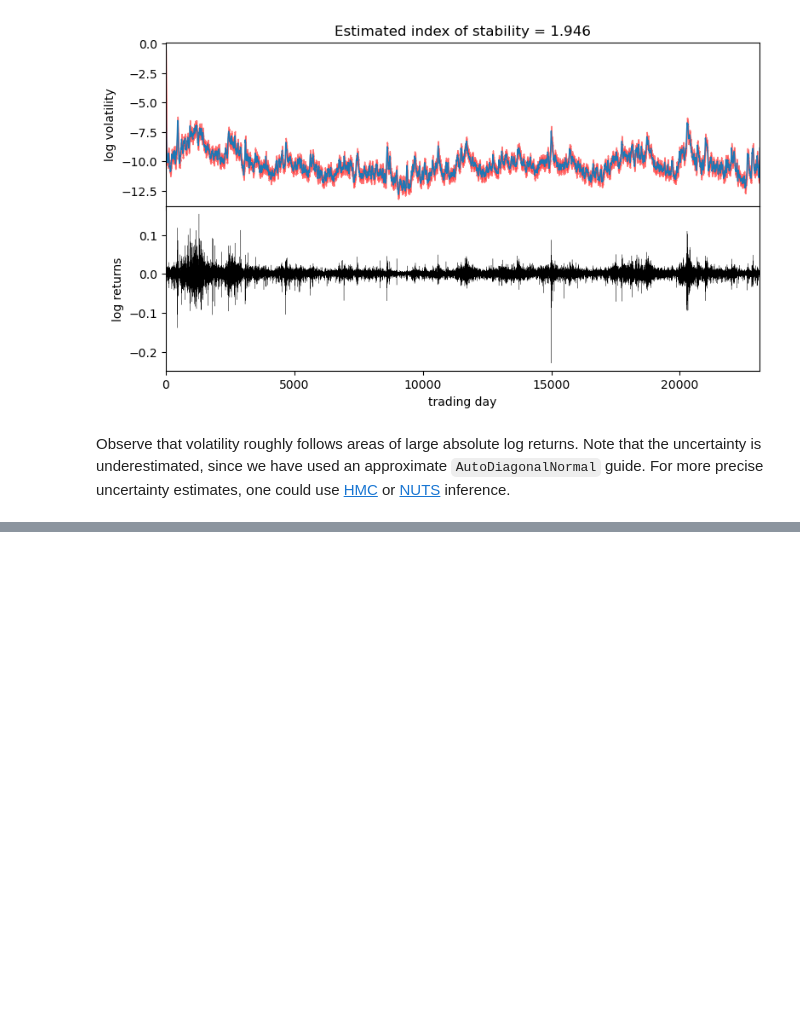
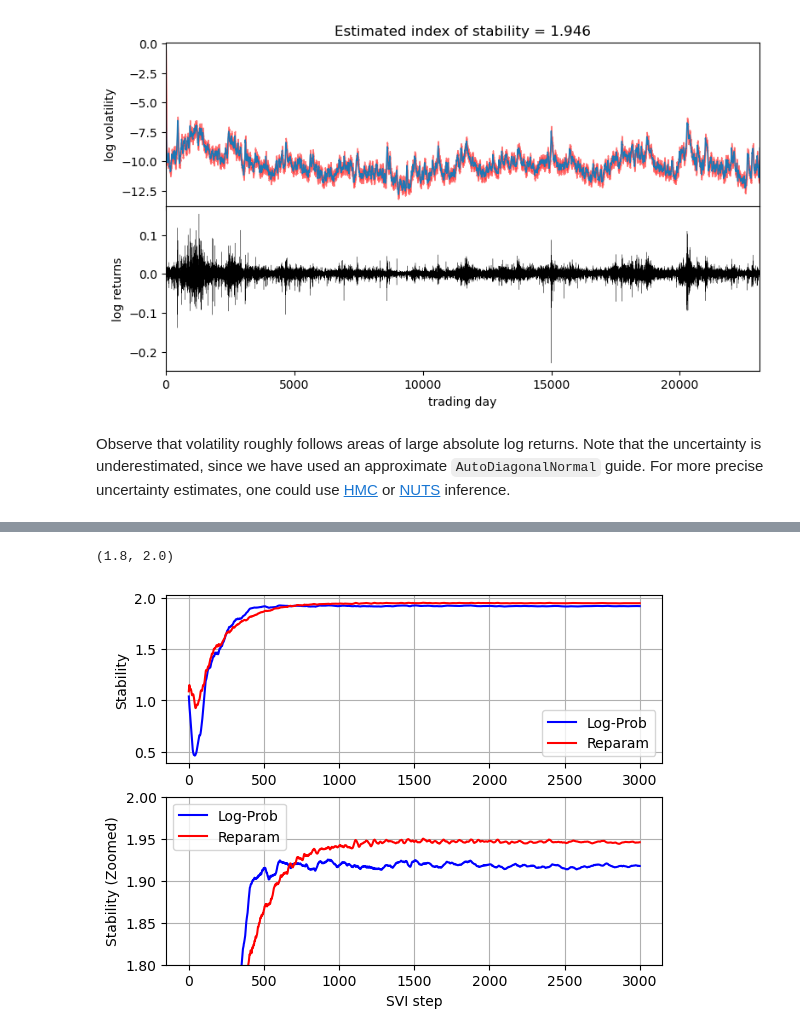
Before and after one commit to BenZickel/pyro, a Jupyter notebook: tutorial/source/stable.ipynb, the cells around one changed output, grey strips where cells are left out. Saved outputs shown, nothing was run; the diff lists cells and outputs as text; code cells hidden in the pictures; blank space fills up the shorter version.

```diff
--- a/tutorial/source/stable.ipynb
+++ b/tutorial/source/stable.ipynb
@@ -289,0 +335,32 @@ Observe that volatility roughly follows areas of large absolute log returns. Not
+# %%
+stability_with_log_prob = []
+skew_with_log_prob = []
+for stat in stats_with_log_prob:
+    stat = dict(stat)
+    stability_with_log_prob.append(stat['r_stability'].mean().item())
+    skew_with_log_prob.append(stat['r_skew'].mean().item())
+
+stability = []
+skew = []
+for stat in stats:
+    stat = dict(stat)
+    stability.append(stat['r_stability'].mean().item())
+    skew.append(stat['r_skew'].mean().item())
+# %%
+def plot_comparison(log_prob_values, reparam_values, xlabel, ylabel):
+    pyplot.plot(log_prob_values, color='b', label='Log-Prob')
+    pyplot.plot(reparam_values, color='r', label='Reparam')
+    pyplot.xlabel(xlabel)
+    pyplot.ylabel(ylabel)
+    pyplot.legend(loc='best')
+    pyplot.grid()
+
+pyplot.subplot(2,1,1)
+plot_comparison(stability_with_log_prob, stability, '', 'Stability')
+
+pyplot.subplot(2,1,2)
+plot_comparison(stability_with_log_prob, stability, 'SVI step', 'Stability (Zoomed)')
+pyplot.ylim(1.8, 2)
+# %% [output]
+(1.8, 2.0)
+[figure, added]
```
Also changed, not shown: parts of 6 cells of this notebook.
